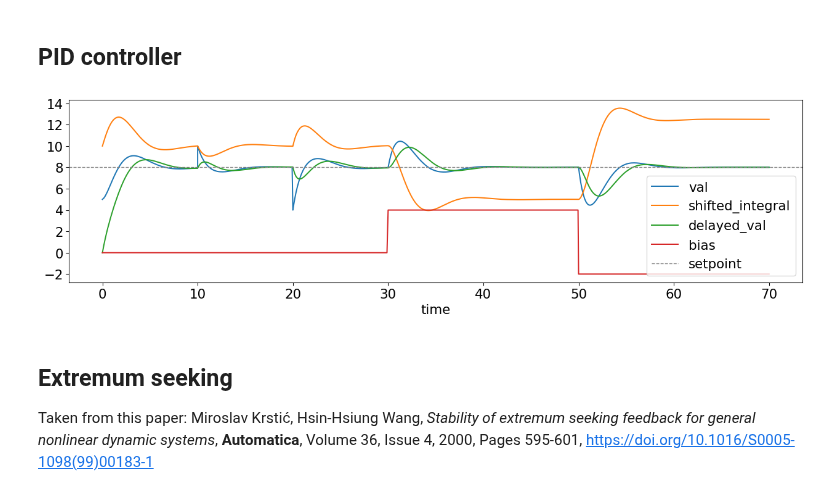
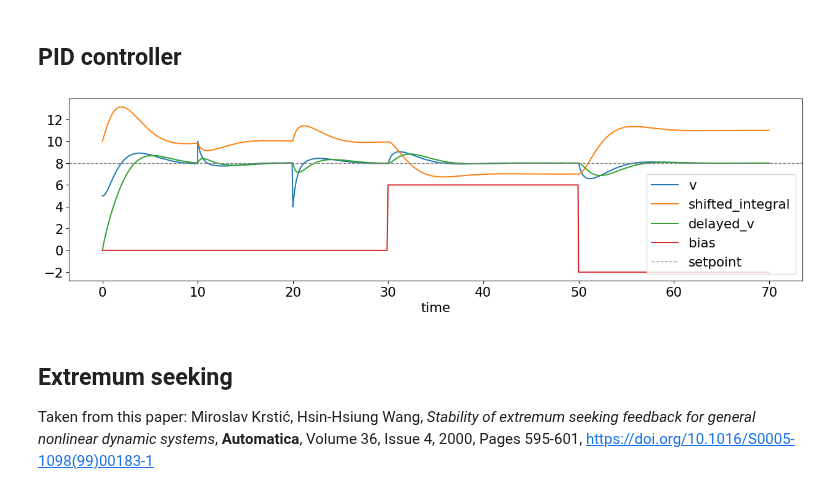
Before and after one commit to UC-Davis-molecular-computing/ode2tn, a Jupyter notebook: notebook.ipynb, the cells around one changed output. Drawn from its saved outputs; the diff is of its cells as text; code cells hidden in the pictures.

```diff
--- a/notebook.ipynb
+++ b/notebook.ipynb
@@ -280,53 +280,53 @@ import numpy as np
 import sympy as sp
 from ode2tn import plot_tn, ode2tn, update_resets_with_ratios
 
-P = 1
+P = 1.5
 I = 1
-D = -0.5
-val, bias, shifted_integral, derivative_p, derivative_m, delayed_val = \
-    sp.symbols('val bias shifted_integral derivative_p derivative_m delayed_val')
+D = -1
+v, bias, shifted_integral, derivative_p, derivative_m, delayed_v = \
+    sp.symbols('v bias shifted_integral derivative_p derivative_m delayed_v')
 shift = 10
-c = 1         # delayed_val follows val; how far behind determined by c
+lmbda = 1     # delayed_val follows val; how far behind determined by lambda
 setpoint = 8  # the value at which we want to hold the variable val
-proportional_term = P * (setpoint - val)
+proportional_term = P * (setpoint - v)
 integral_term = I * (shifted_integral - shift)  # we shift integral up to stop it from going negative
-derivative_term = D * (val - delayed_val)
+derivative_term = D * (v - delayed_v)
 odes = {
-    val: proportional_term + integral_term + derivative_term,
-    shifted_integral: setpoint - val,     # integral is computed exactly and is one of the variables (though shifted up)
-    delayed_val: c * (val - delayed_val), # derivative is approximated and is implicitly val - delayed_val
+    v: proportional_term + integral_term + derivative_term,
+    shifted_integral: setpoint - v,     # integral is computed exactly and is one of the variables (though shifted up)
+    delayed_v: lmbda * (v - delayed_v), # derivative is approximated and is implicitly val - delayed_val
 }
 inits = {
-    val: 5,
+    v: 5,
     shifted_integral: shift,
 }
 t_eval = np.linspace(0,70,500)
 figsize=(16,4)
 resets = {
-    10: {val: 10},
-    20: {val: 4},
-    30: {bias: 4},
+    10: {v: 10},
+    20: {v: 4},
+    30: {bias: 6},
     50: {bias: -2},
 }
 gamma = 3
 beta = 1
 # need to modify the TN a bit, so instead of plot_tn, we call ode2tn to get the TN ODEs, modify them, then call gpac.plot on those
 tn_odes, tn_inits, tn_syms = ode2tn(odes, inits, gamma=gamma, beta=beta)
-val_top = tn_syms[val][0]
-tn_odes[val_top] += bias # add bias term directly to the TN ODEs to model a disturbance in the real system, not the simulated one
+v_top = tn_syms[v][0]
+tn_odes[v_top] += bias # add bias term directly to the TN ODEs to model a disturbance in the real system, not the simulated one
 tn_odes[bias] = 0
 resets = update_resets_with_ratios(odes, resets, tn_odes, tn_syms)
 dependent_symbols = {sym: sym_t/sym_b for sym, (sym_t, sym_b) in tn_syms.items()}
 import matplotlib
 gp.plot(tn_odes, tn_inits, t_eval, dependent_symbols=dependent_symbols, resets=resets, figure_size=figsize,
        symbols_to_plot=list(dependent_symbols.keys()) + [bias], loc='lower left')
 import matplotlib.pyplot as plt
-plt.yticks(range(-2,15,2))
+plt.yticks(range(-2,13,2))
 plt.axhline(y=setpoint, color='gray', linestyle='--', linewidth=1, label="setpoint")
 plt.legend(loc="lower right")
 plt.savefig("plots/pid-plot.pdf", format="pdf", bbox_inches="tight")
 # %% [output]
-[figure, old version]
+[figure, new version]
 # %% [markdown]
 ## Extremum seeking
 Taken from this paper:
```
Also changed, not shown: 7 other files.
